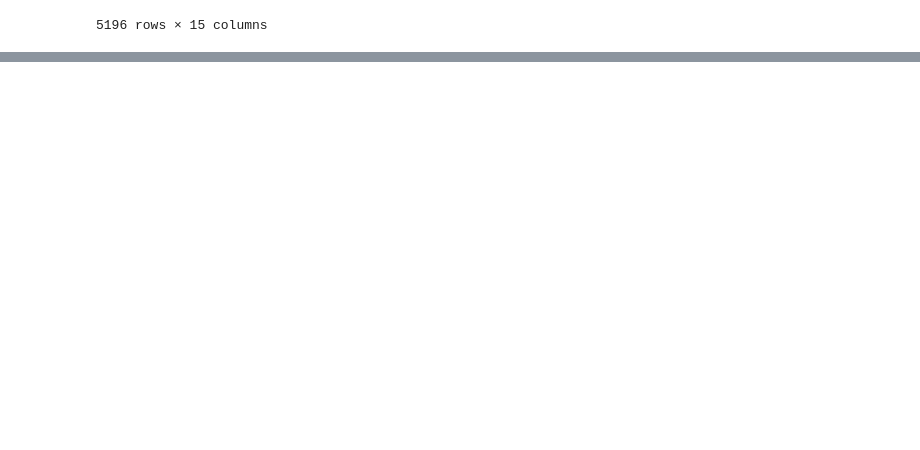
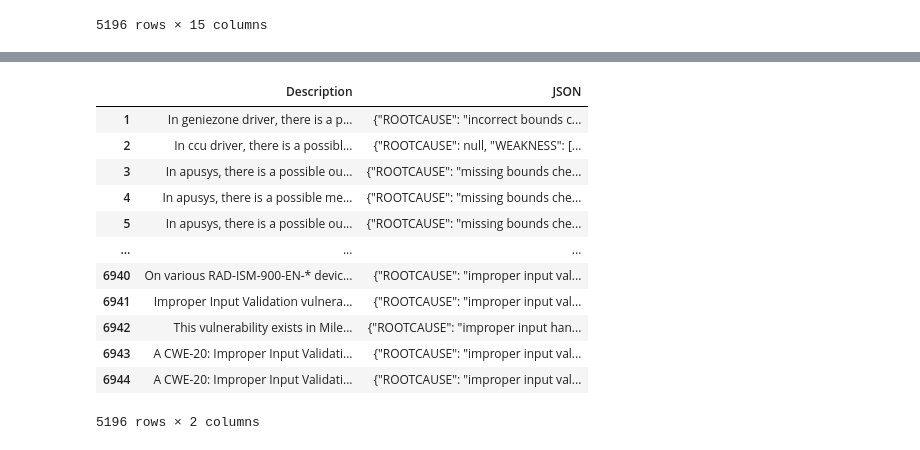
Before and after one commit to CyberSecAI/CWEMap, a Jupyter notebook: validate_top25_keyphrase.ipynb, the cells around one changed output, grey strips where cells are left out. Drawn from its saved outputs; the diff is of its cells as text; code cells hidden in the pictures; blank space fills up the shorter version.

Commit message:
finetune

```diff
--- a/validate_top25_keyphrase.ipynb
+++ b/validate_top25_keyphrase.ipynb
@@ -368,0 +367,17 @@ KeyError: 100
+# %%
+df_json_finetune = df_json[['Description', 'JSON']]
+df_json_finetune
+# %% [output]
+|  | Description | JSON |
+| 1 | In geniezone driver, there is a p... | {"ROOTCAUSE": "incorrect bounds c... |
+| 2 | In ccu driver, there is a possibl... | {"ROOTCAUSE": null, "WEAKNESS": [... |
+| 3 | In apusys, there is a possible ou... | {"ROOTCAUSE": "missing bounds che... |
+| 4 | In apusys, there is a possible me... | {"ROOTCAUSE": "missing bounds che... |
+| 5 | In apusys, there is a possible ou... | {"ROOTCAUSE": "missing bounds che... |
+| ... | ... | ... |
+| 6940 | On various RAD-ISM-900-EN-* devic... | {"ROOTCAUSE": "improper input val... |
+| 6941 | Improper Input Validation vulnera... | {"ROOTCAUSE": "improper input val... |
+| 6942 | This vulnerability exists in Mile... | {"ROOTCAUSE": "improper input han... |
+| 6943 | A CWE-20: Improper Input Validati... | {"ROOTCAUSE": "improper input val... |
+| 6944 | A CWE-20: Improper Input Validati... | {"ROOTCAUSE": "improper input val... |
+5196 rows × 2 columns
```
Also changed, not shown: parts of 2 cells of this notebook, 2 other files.
